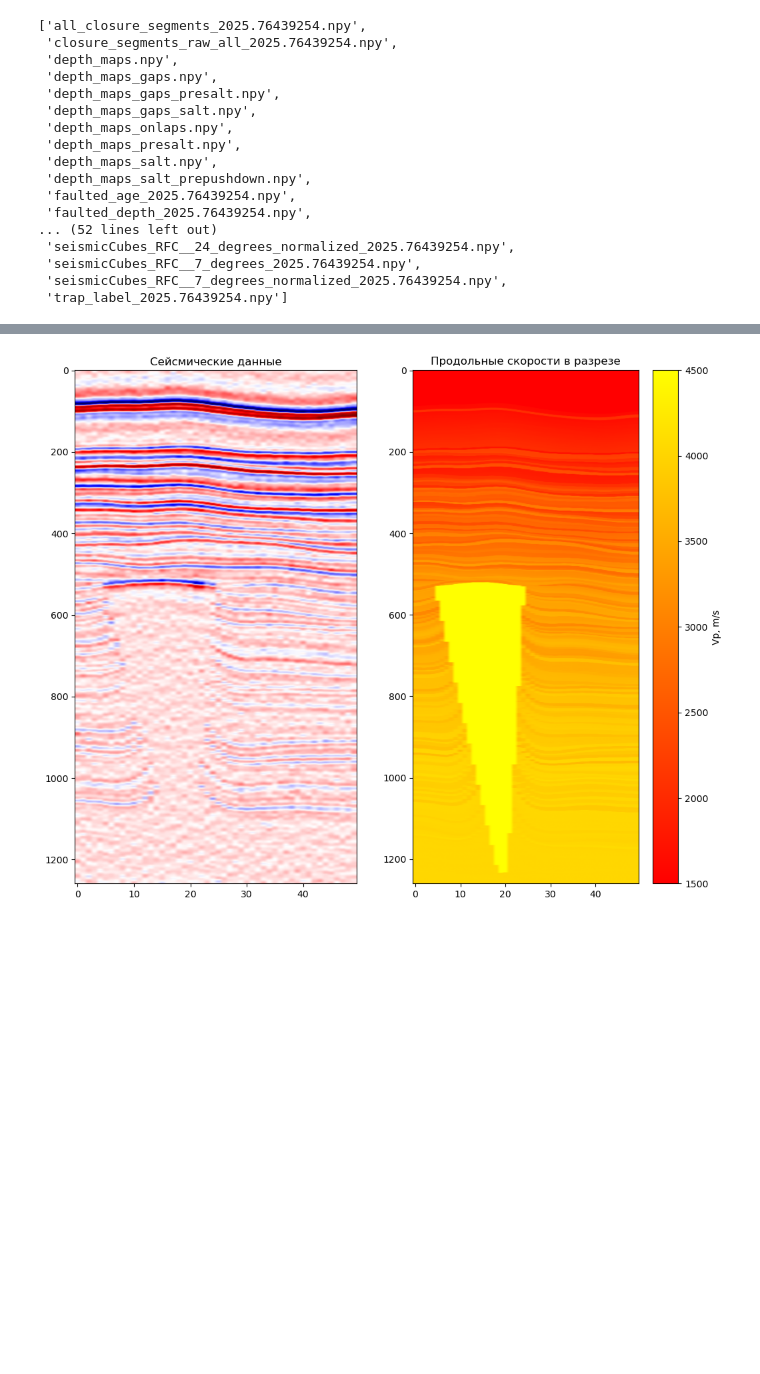
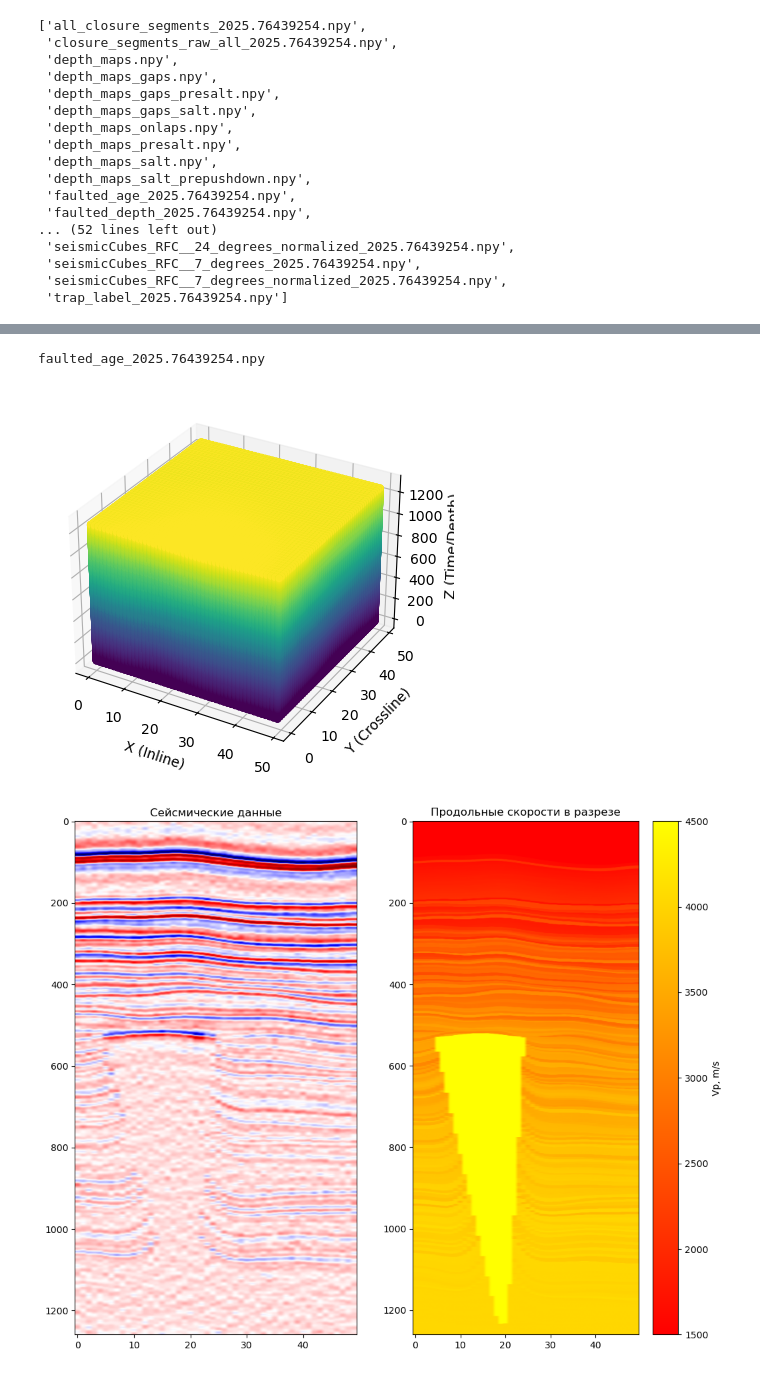
Before and after one commit to spaceswimmer/synthoseis, a Jupyter notebook: notebooks/synthoseis-quick-start.ipynb, the cells around one changed output, grey strips where cells are left out. Drawn from its saved outputs; the diff is of its cells as text; code cells hidden in the pictures; blank space fills up the shorter version.

```diff
--- a/notebooks/synthoseis-quick-start.ipynb
+++ b/notebooks/synthoseis-quick-start.ipynb
@@ -307,3 +353,11 @@ array([-1.00000000e+00,  0.00000000e+00,  3.89222888e-05, ...,
+# %%
+ind = 10
+temp = np.load(f"..\scratch\synthoseis_example_test_mode_\seismic__2025.76439254_1\{non_zero[ind]}")
+scatter3d_from_array(temp)
+print(non_zero[ind])
+# %% [output]
+faulted_age_2025.76439254.npy
+[figure, added]
 # %%
 fig, axs = plt.subplots(1,2, figsize=(12,10))
 iline = 10
```
Also changed, not shown: parts of 7 cells of this notebook, 1 other file.
